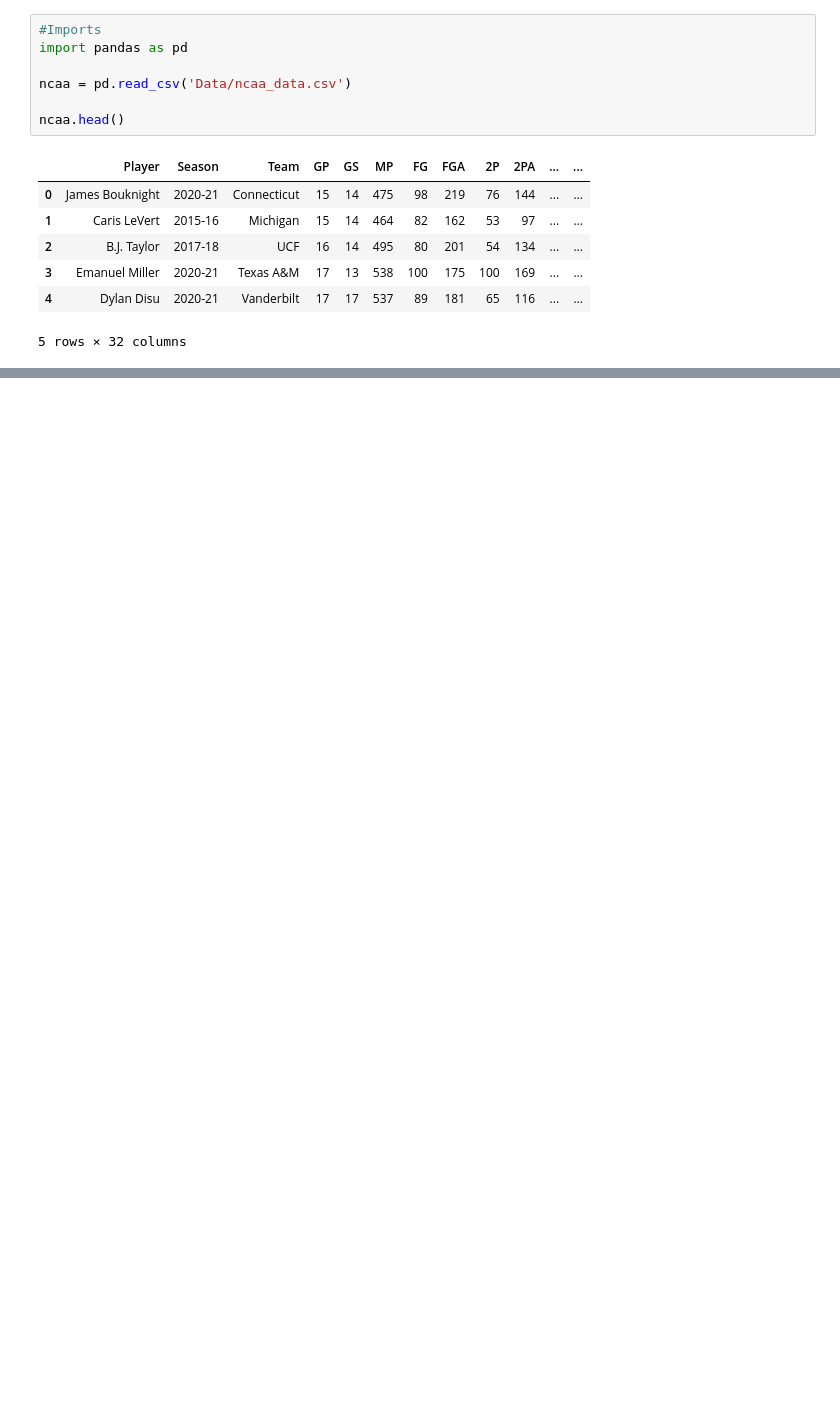
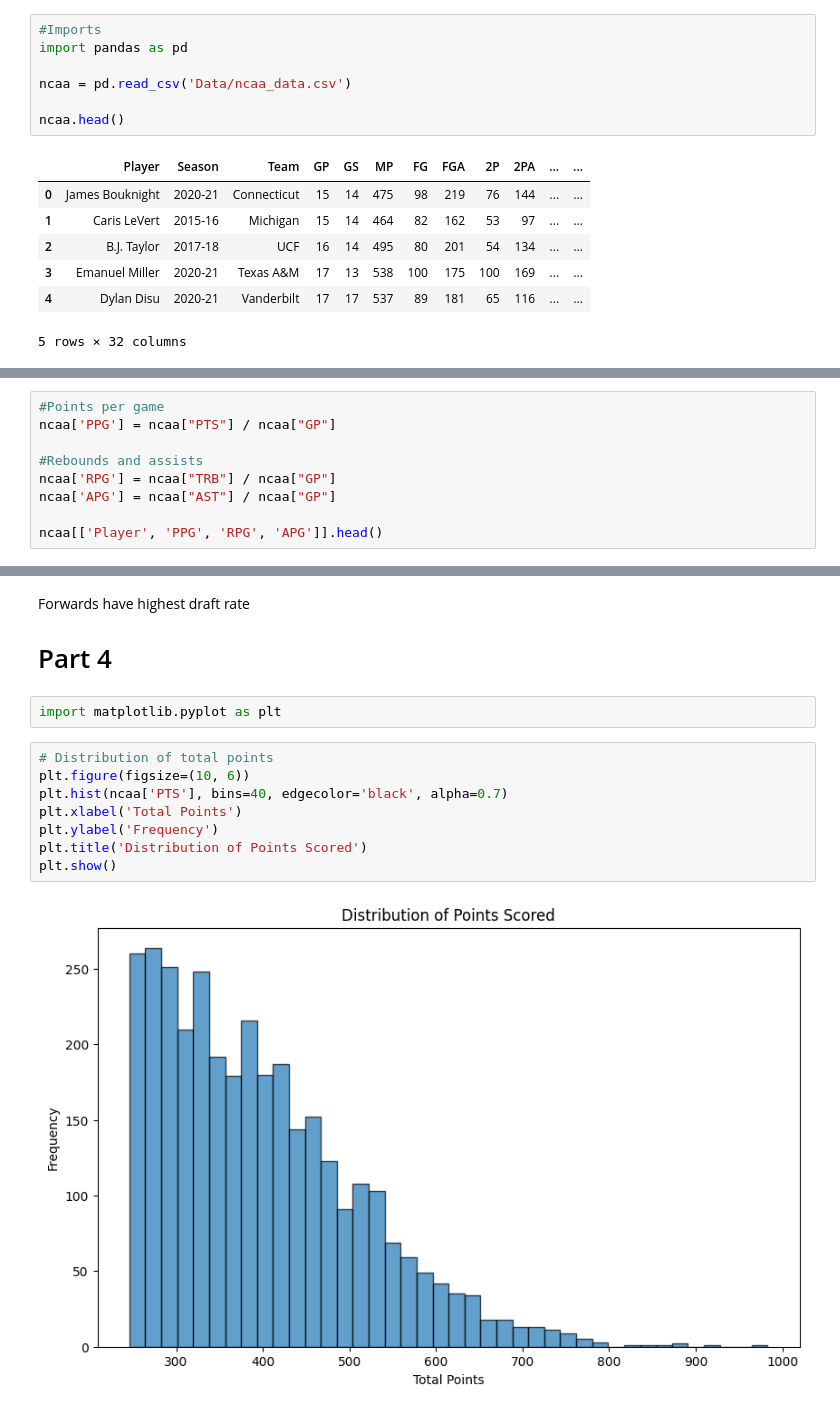
Before and after one commit to Jack-br505/NBA-Draft-Prediction-Model, a Jupyter notebook: EDA.ipynb, the cells around one changed output, grey strips where cells are left out. Cells and saved outputs as stored; diff of their text form; blank space fills up the shorter version.

```diff
--- a/EDA.ipynb
+++ b/EDA.ipynb
@@ -15,0 +94,9 @@ ncaa.head()
+# %%
+#Points per game
+ncaa['PPG'] = ncaa["PTS"] / ncaa["GP"]
+
+#Rebounds and assists
+ncaa['RPG'] = ncaa["TRB"] / ncaa["GP"]
+ncaa['APG'] = ncaa["AST"] / ncaa["GP"]
+
+ncaa[['Player', 'PPG', 'RPG', 'APG']].head()
@@ -15,0 +201,16 @@ ncaa.head()
+# %% [markdown]
+Forwards have highest draft rate
+
+# Part 4
+# %%
+import matplotlib.pyplot as plt
+# %%
+# Distribution of total points
+plt.figure(figsize=(10, 6))
+plt.hist(ncaa['PTS'], bins=40, edgecolor='black', alpha=0.7)
+plt.xlabel('Total Points')
+plt.ylabel('Frequency')
+plt.title('Distribution of Points Scored')
+plt.show()
+# %% [output]
+[figure, added]
```
Also changed, not shown: parts of 21 cells of this notebook.
